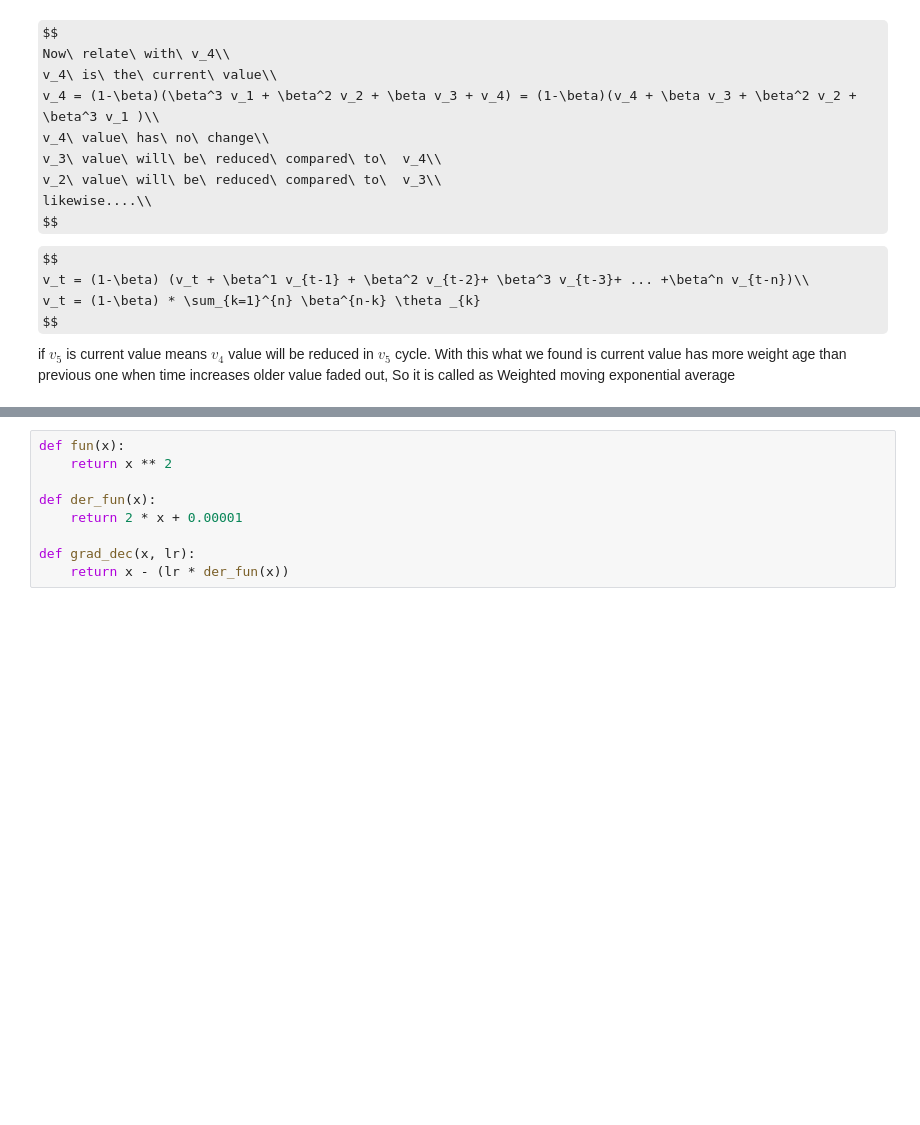
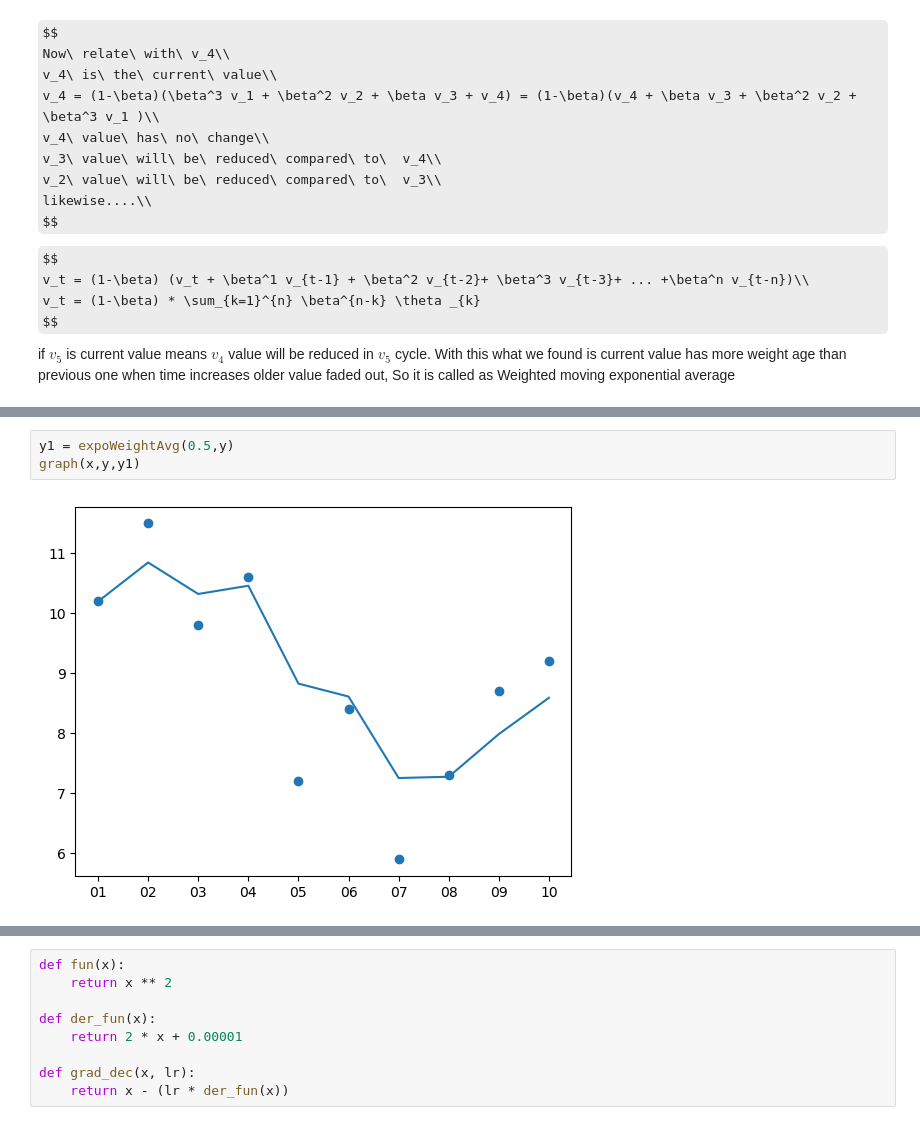
Before and after one commit to Jithendiran/mlTask, a Jupyter notebook: docs/gradient/Momentum.ipynb, the cells around one changed output, grey strips where cells are left out. Saved outputs shown, nothing was run; the diff lists cells and outputs as text; some formulas as TeX source; blank space fills up the shorter version.

```diff
--- a/docs/gradient/Momentum.ipynb
+++ b/docs/gradient/Momentum.ipynb
@@ -123,0 +148,5 @@ if $v_5$ is current value means $v_4$ value  will be reduced in $v_5$ cycle. Wit
+# %%
+y1 = expoWeightAvg(0.5,y)
+graph(x,y,y1)
+# %% [output]
+[figure, added]
```
Also changed, not shown: parts of 11 cells of this notebook.
